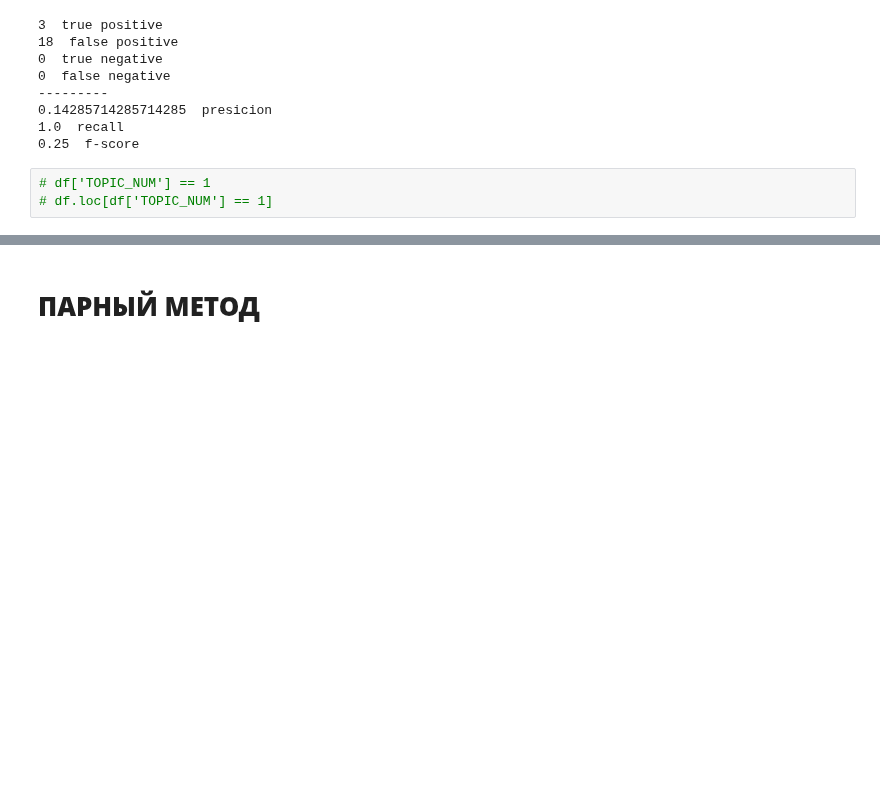
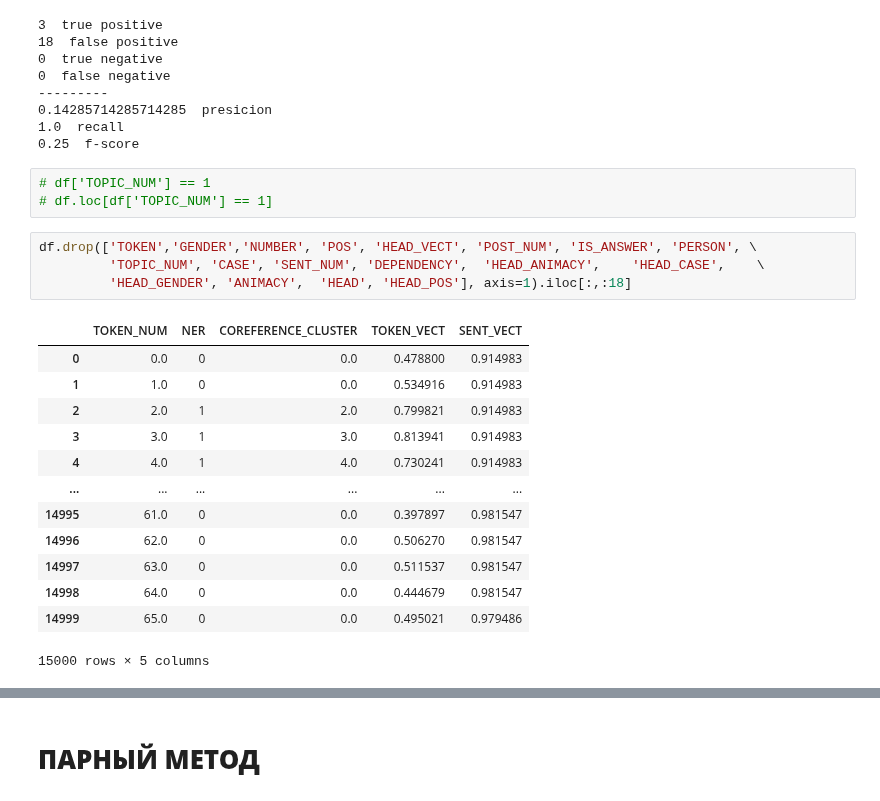
Before and after one commit to DmitryKutsev/cross-document_coreference, a Jupyter notebook: classifiers/rule_ml_pair.ipynb, the cells around one changed output, grey strips where cells are left out. Cells and saved outputs as stored; diff of their text form; blank space fills up the shorter version.

```diff
--- a/classifiers/rule_ml_pair.ipynb
+++ b/classifiers/rule_ml_pair.ipynb
@@ -1032,3 +1032,21 @@ my_eval(list(pred_svm), list(y_test))
 # %%
 # df['TOPIC_NUM'] == 1
 # df.loc[df['TOPIC_NUM'] == 1]
+# %%
+df.drop(['TOKEN','GENDER','NUMBER', 'POS', 'HEAD_VECT', 'POST_NUM', 'IS_ANSWER', 'PERSON', \
+         'TOPIC_NUM', 'CASE', 'SENT_NUM', 'DEPENDENCY',  'HEAD_ANIMACY',	'HEAD_CASE',	\
+         'HEAD_GENDER', 'ANIMACY',	'HEAD',	'HEAD_POS'], axis=1).iloc[:,:18]
+# %% [output]
+|  | TOKEN_NUM | NER | COREFERENCE_CLUSTER | TOKEN_VECT | SENT_VECT |
+| 0 | 0.0 | 0 | 0.0 | 0.478800 | 0.914983 |
+| 1 | 1.0 | 0 | 0.0 | 0.534916 | 0.914983 |
+| 2 | 2.0 | 1 | 2.0 | 0.799821 | 0.914983 |
+| 3 | 3.0 | 1 | 3.0 | 0.813941 | 0.914983 |
+| 4 | 4.0 | 1 | 4.0 | 0.730241 | 0.914983 |
+| ... | ... | ... | ... | ... | ... |
+| 14995 | 61.0 | 0 | 0.0 | 0.397897 | 0.981547 |
+| 14996 | 62.0 | 0 | 0.0 | 0.506270 | 0.981547 |
+| 14997 | 63.0 | 0 | 0.0 | 0.511537 | 0.981547 |
+| 14998 | 64.0 | 0 | 0.0 | 0.444679 | 0.981547 |
+| 14999 | 65.0 | 0 | 0.0 | 0.495021 | 0.979486 |
+15000 rows × 5 columns
```
Also changed, not shown: parts of 14 cells of this notebook.
